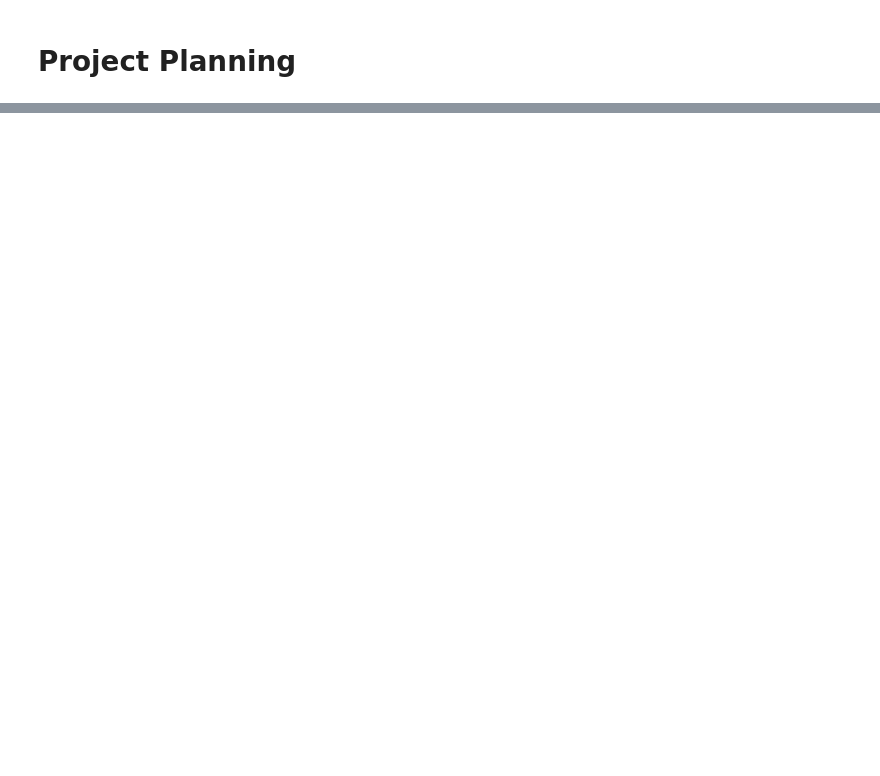
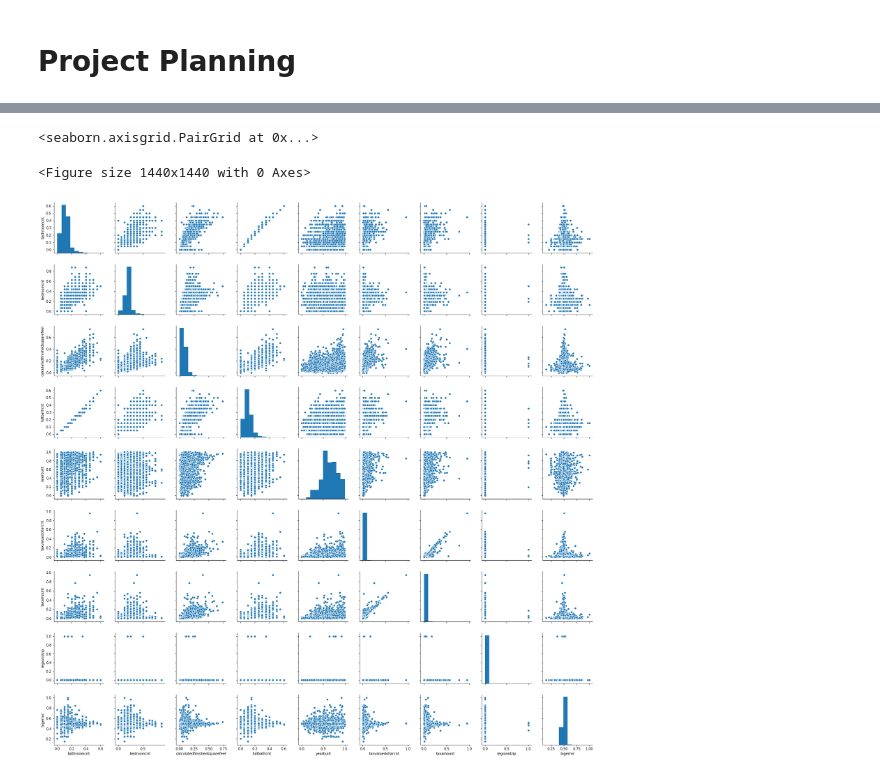
Before and after one commit to matthewzapata/codeup-ds-projects, a Jupyter notebook: regression-project/Regression_Proj_MatthewZapata.ipynb, the cells around one changed output, grey strips where cells are left out. Saved outputs shown, nothing was run; the diff lists cells and outputs as text; code cells hidden in the pictures; blank space fills up the shorter version.

```diff
--- a/regression-project/Regression_Proj_MatthewZapata.ipynb
+++ b/regression-project/Regression_Proj_MatthewZapata.ipynb
@@ -92,0 +538,10 @@ pd.read_sql('SELECT ')
+# %%
+normalized_zillow = (joined_nonull-joined_nonull.min())/(joined_nonull.max()-joined_nonull.min())
+normalized_zillow.sample(10)
+
+# That normalized all columns. Need to undo that for parcelid, yearbuilt, regionidzip
+
+normalized_zillow['parcelid'] = normalized_zillow.parcelid * (joined_nonull.parcelid.max()-joined_nonull.parcelid.min()) + joined_nonull.parcelid.min()
+# normalized_zillow['yearbuilt'] = normalized_zillow.yearbuilt * (joined.yearbuilt.max()-joined.yearbuilt.min()) + joined.yearbuilt.min()
+# normalized_zillow['regionidzip'] = normalized_zillow.regionidzip * (joined.regionidzip.max()-joined.regionidzip.min()) + joined.regionidzip.min()
+normalized_zillow.sample(10)
@@ -92,0 +576,5 @@ pd.read_sql('SELECT ')
+# %%
+X = normalized_zillow.drop(['parcelid', 'logerror'], axis=1)
+y = normalized_zillow[['logerror']]
+# %%
+X_train, X_test, y_train, y_test = train_test_split(X, y, train_size=.60)
@@ -92,0 +591,6 @@ pd.read_sql('SELECT ')
+# %%
+train = pd.concat([X_train, y_train], axis=1)
+test = pd.concat([X_test, y_test], axis=1)
+
+print(train.shape)
+print(test.shape)
@@ -92,0 +621,7 @@ pd.read_sql('SELECT ')
+# %%
+plt.figure(figsize=(20,20))
+sns.pairplot(train)
+# %% [output]
+<seaborn.axisgrid.PairGrid at 0x...>
+<Figure size 1440x1440 with 0 Axes>
+[figure, added]
```
Also changed, not shown: parts of 91 cells of this notebook.
